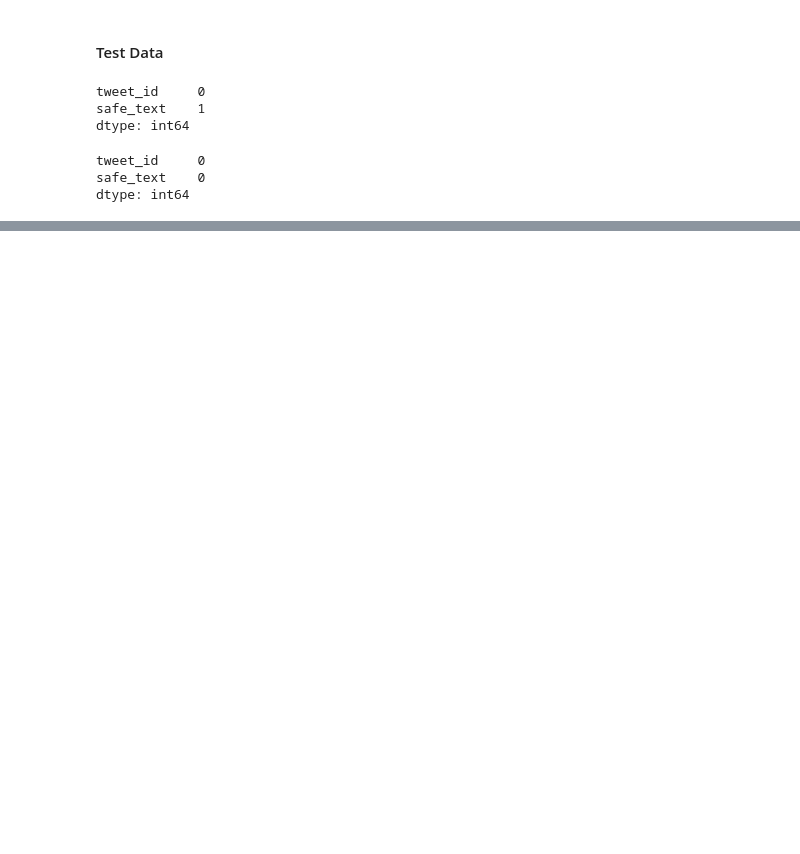
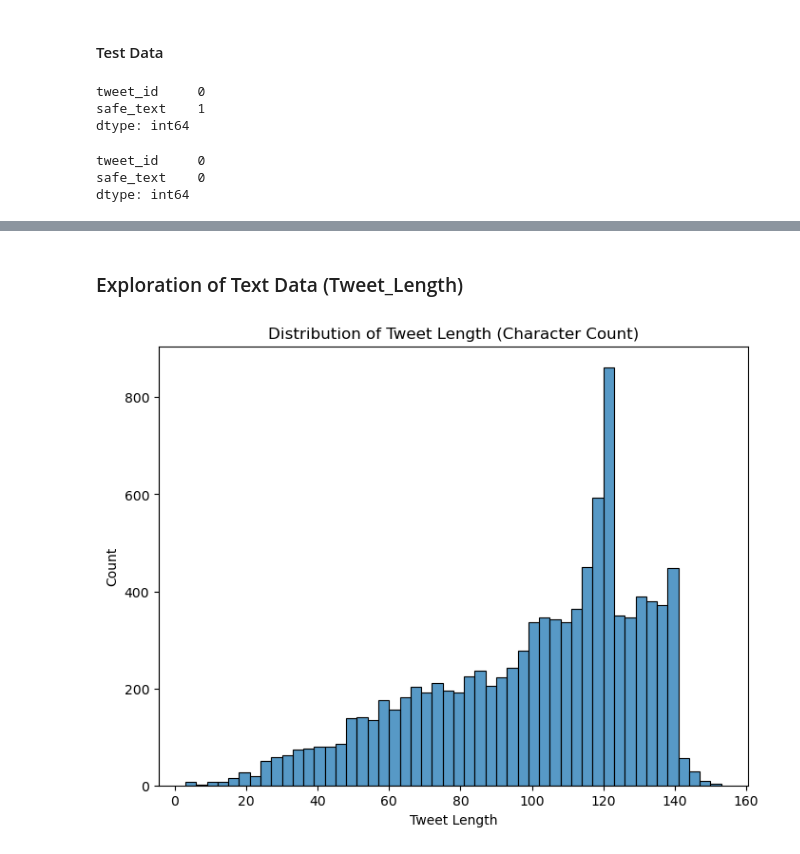
Before and after one commit to rasmodev/NLP-Vaccination-Sentiment-Analysis, a Jupyter notebook: NLP-Vaccination-Sentiment-Analysis.ipynb, the cells around one changed output, grey strips where cells are left out. Drawn from its saved outputs; the diff is of its cells as text; code cells hidden in the pictures; blank space fills up the shorter version.

```diff
--- a/NLP-Vaccination-Sentiment-Analysis.ipynb
+++ b/NLP-Vaccination-Sentiment-Analysis.ipynb
@@ -136,0 +177,14 @@ dtype: int64
+# %% [markdown]
+### Exploration of Text Data (Tweet_Length)
+# %%
+# Calculate and visualize the length of tweets
+train_df['tweet_length'] = train_df['safe_text'].apply(len)
+
+plt.figure(figsize=(8, 6))
+sns.histplot(train_df['tweet_length'], bins=50, palette='viridis')
+plt.title("Distribution of Tweet Length (Character Count)")
+plt.xlabel("Tweet Length")
+plt.ylabel("Count")
+plt.show()
+# %% [output]
+[figure, added]
```
Also changed, not shown: parts of 52 cells of this notebook.
